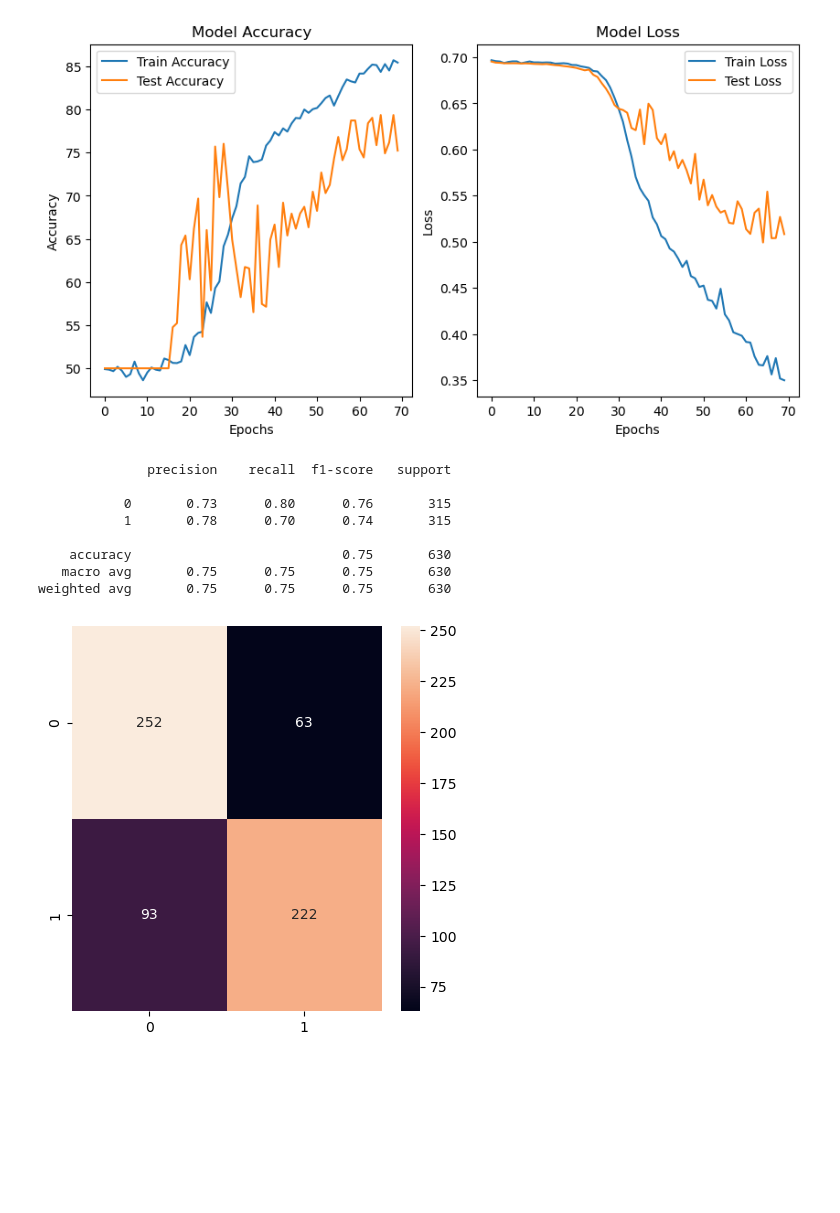
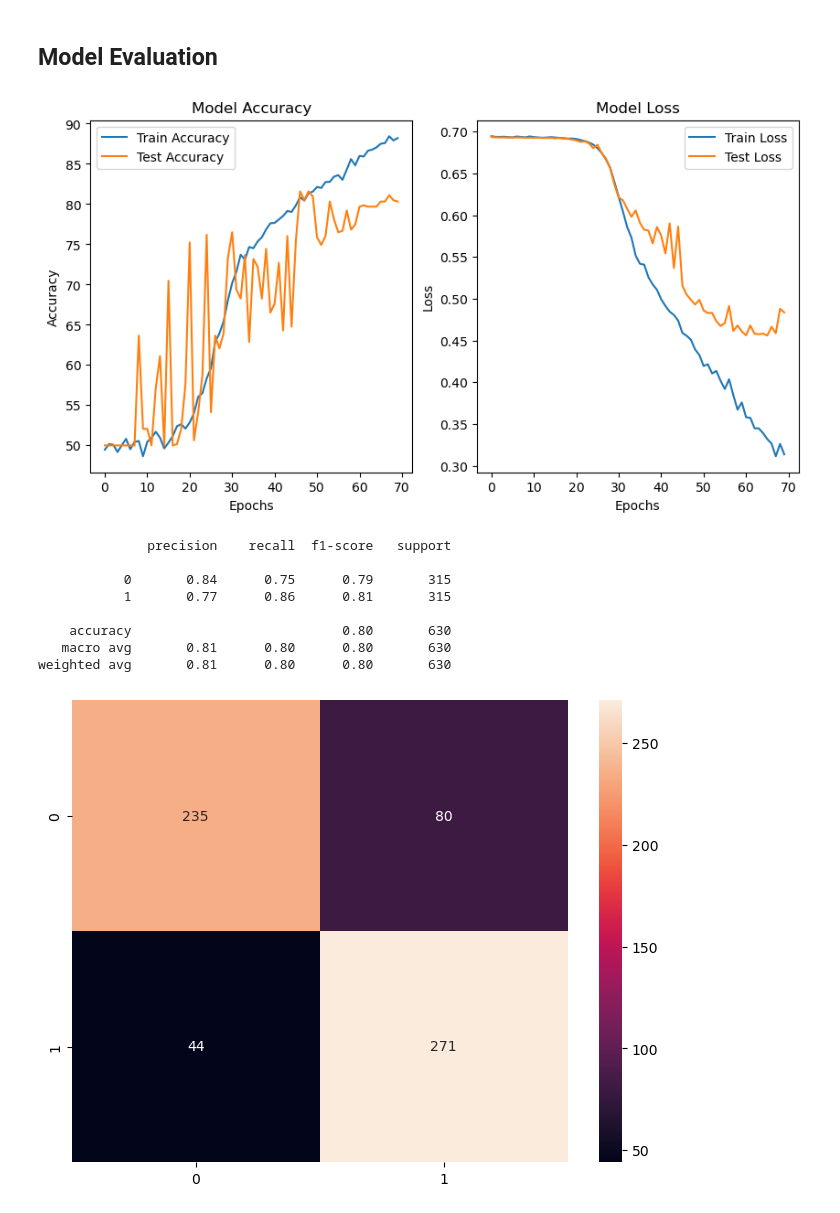
Before and after one commit to Laabh-Gupta/Parkinsons-disease-Detection, a Jupyter notebook: Parkinsons_Disease_Detection_2.ipynb, the cells around one changed output. Drawn from its saved outputs; the diff is of its cells as text; code cells hidden in the pictures; blank space fills up the shorter version.

```diff
--- a/Parkinsons_Disease_Detection_2.ipynb
+++ b/Parkinsons_Disease_Detection_2.ipynb
@@ -17,11 +23,11 @@ import pandas as pd # Make sure to import pandas for the confusion matrix
 # %%
 # --- 1. Data Loading ---
 # (This part remains the same)
-data_train = np.load('dataset/train_set.npz', allow_pickle=True)
+data_train = np.load('Dataset_2/train_set.npz', allow_pickle=True)
 x_train_np = data_train['arr_0']
 y_train_np = data_train['arr_1']
 
-data_test = np.load('dataset/test_set.npz', allow_pickle=True)
+data_test = np.load('Dataset_2/test_set.npz', allow_pickle=True)
 x_test_np = data_test['arr_0']
 y_test_np = data_test['arr_1']
 # %%
@@ -222,4 +391,6 @@ Epoch 70/70 - Loss: 0.3500, Accuracy: 85.45%, Val_Loss: 0.5084, Val_Accuracy: 75
 Model saved to parkinson_model.pth
+# %% [markdown]
+## Model Evaluation
 # %%
 # --- 5. Evaluation ---
 # Loss and Accuracy Plots
@@ -241,34 +412,34 @@ plt.ylabel('Loss')
 plt.legend()
 plt.show()
 # %% [output]
-[figure, old version]
+[figure, new version]
 # %%
 # Classification Report and Confusion Matrix
 model.eval()
 all_preds = []
 all_labels = []
 with torch.no_grad():
     for images, labels in test_loader:
         images, labels = images.to(device), labels.to(device)
         outputs = model(images)
         _, predicted = torch.max(outputs, 1)
         all_preds.extend(predicted.cpu().numpy())
         all_labels.extend(labels.cpu().numpy())
 
 print(classification_report(all_labels, all_preds))
 
 matrix = confusion_matrix(all_labels, all_preds)
 df_cm = pd.DataFrame(matrix, index=[0, 1], columns=[0, 1])
-plt.figure(figsize=(5, 5))
+plt.figure(figsize=(8, 6))
 sns.heatmap(df_cm, annot=True, fmt='d')
 plt.show()
 # %% [output]
               precision    recall  f1-score   support
 
-           0       0.73      0.80      0.76       315
-           1       0.78      0.70      0.74       315
+           0       0.84      0.75      0.79       315
+           1       0.77      0.86      0.81       315
 
-    accuracy                           0.75       630
-   macro avg       0.75      0.75      0.75       630
-weighted avg       0.75      0.75      0.75       630
+    accuracy                           0.80       630
+   macro avg       0.81      0.80      0.80       630
+weighted avg       0.81      0.80      0.80       630
-[figure, old version]
+[figure, new version]
```
Also changed, not shown: parts of 35 cells of this notebook, 1 other file.
